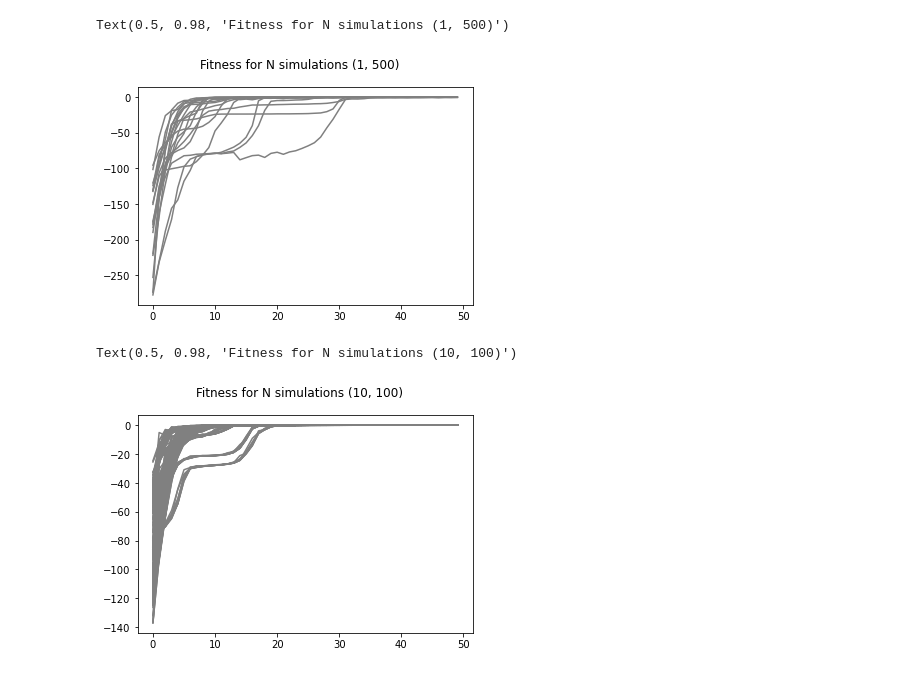
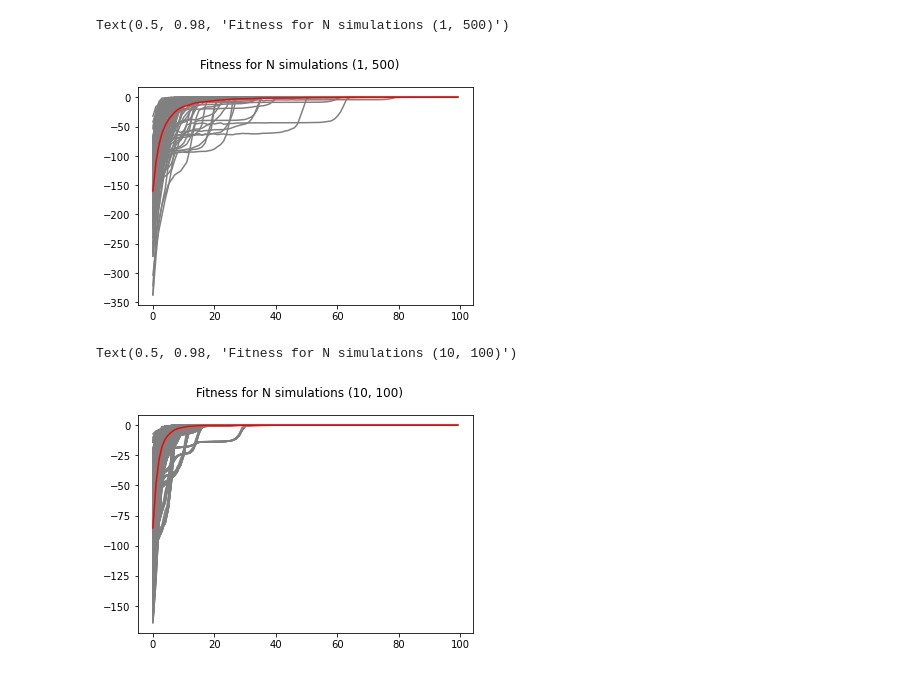
Before and after one commit to jvkersch/notebooks, a Jupyter notebook: EvolutionaryComputing.ipynb, the cells around one changed output. Cells and saved outputs as stored; diff of their text form; code cells hidden in the pictures.

```diff
--- a/EvolutionaryComputing.ipynb
+++ b/EvolutionaryComputing.ipynb
@@ -58,7 +58,7 @@ def evo_one_generation(x, v, n, m, fitness):
 def fitness(x):
     return -radial(x)
 # %%
-def computational_experiment(n, m, n_iter=50, d=7):
+def computational_experiment(n, m, n_iter=100, d=7):
 
     x = np.random.uniform(-10, 10, size=(n, d))
     v = np.random.normal(size=(n, d))
@@ -103,9 +103,15 @@ pass
 # %%
 fig, ax = plt.subplots()
 
-for _ in range(20):
+all_fs_100 = []
+for _ in range(100):
     _, _, fs = computational_experiment(1, 100)
+    all_fs_100.append(fs)
     ax.plot(fs, color="gray")
+
+all_fs_100 = np.squeeze(np.asarray(all_fs_100))
+ax.plot(np.mean(all_fs_100, axis=0), color="red")
+
 fig.suptitle("Fitness for N simulations (1, 100)")
 # %% [output]
 Text(0.5, 0.98, 'Fitness for N simulations (1, 100)')
@@ -113,9 +119,15 @@ Text(0.5, 0.98, 'Fitness for N simulations (1, 100)')
 # %%
 fig, ax = plt.subplots()
 
-for _ in range(20):
+all_fs_10 = []
+for _ in range(100):
     _, _, fs = computational_experiment(1, 10)
     ax.plot(fs, color="gray")
+    all_fs_10.append(fs)
+
+all_fs_10 = np.squeeze(np.asarray(all_fs_10))
+ax.plot(np.mean(all_fs_10, axis=0), color="red")
+
 fig.suptitle("Fitness for N simulations (1, 10)")
 # %% [output]
 Text(0.5, 0.98, 'Fitness for N simulations (1, 10)')
@@ -123,20 +135,32 @@ Text(0.5, 0.98, 'Fitness for N simulations (1, 10)')
 # %%
 fig, ax = plt.subplots()
 
-for _ in range(20):
+all_fs_500 = []
+for _ in range(100):
     _, _, fs = computational_experiment(1, 500)
+    all_fs_500.append(fs)
     ax.plot(fs, color="gray")
+
+all_fs_500 = np.squeeze(np.asarray(all_fs_500))
+ax.plot(np.mean(all_fs_500, axis=0), color="red")
+
 fig.suptitle("Fitness for N simulations (1, 500)")
 # %% [output]
 Text(0.5, 0.98, 'Fitness for N simulations (1, 500)')
-[figure, old version]
+[figure, new version]
 # %%
 fig, ax = plt.subplots()
 
-for _ in range(20):
+all_fs_10_100 = []
+for _ in range(100):
     _, _, fs = computational_experiment(10, 100)
     ax.plot(fs, color="gray")
+    all_fs_10_100.append(fs)
+
+all_fs_10_100 = np.squeeze(np.asarray(all_fs_10_100))
+ax.plot(np.mean(np.mean(all_fs_10_100, axis=2), axis=0), color="red")
+
 fig.suptitle("Fitness for N simulations (10, 100)")
 # %% [output]
 Text(0.5, 0.98, 'Fitness for N simulations (10, 100)')
-[figure, old version]
+[figure, new version]
```
Also changed, not shown: parts of 8 cells of this notebook.
